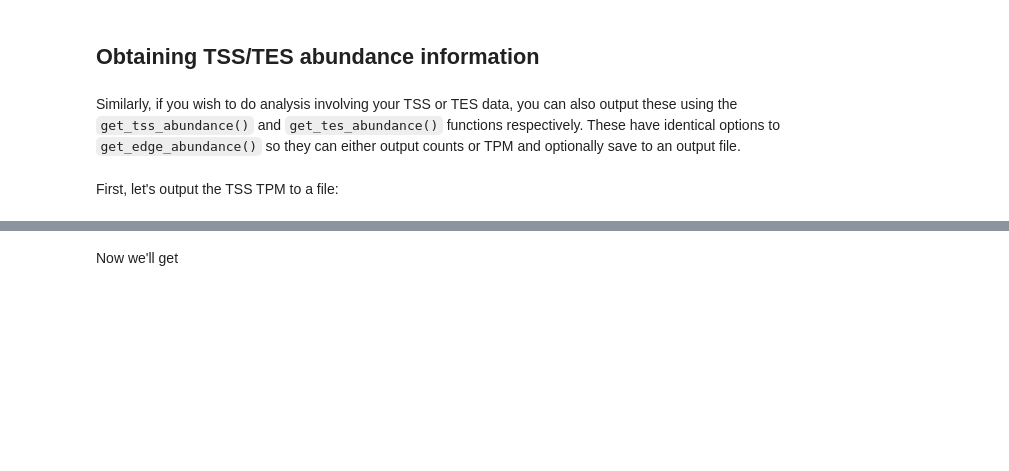
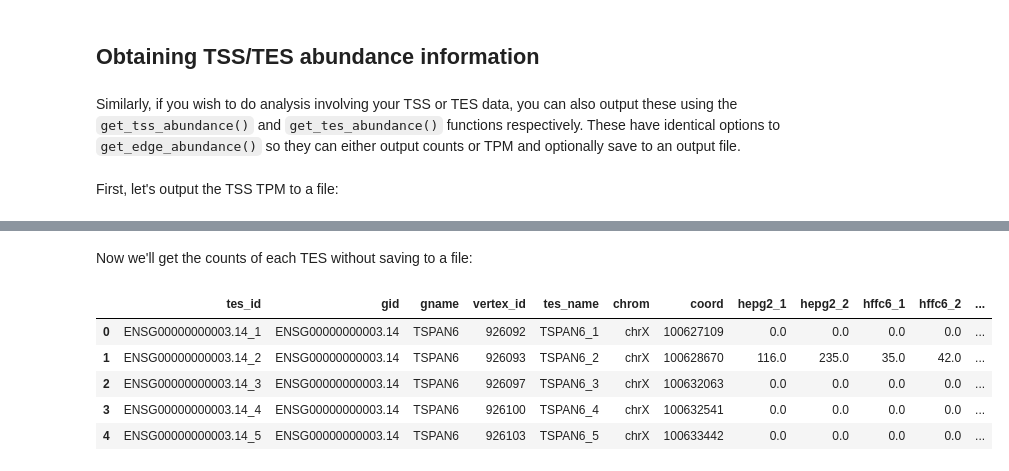
Before and after one commit to mortazavilab/swan_vis, a Jupyter notebook: faqs/utilities.ipynb, the cells around one changed output, grey strips where cells are left out. Cells and saved outputs as stored; diff of their text form; code cells hidden in the pictures; blank space fills up the shorter version.

```diff
--- a/faqs/utilities.ipynb
+++ b/faqs/utilities.ipynb
@@ -189,8 +189,15 @@ df.head()
 | 2 | ENSG00000000003.14_3 | ENSG00000000003.14 | TSPAN6 | 926114 | TSPAN6_3 | chrX | 100636793 | 0.00000 | 0.000000 | 0.000000 | 0.000000 | ... |
 | 3 | ENSG00000000003.14_4 | ENSG00000000003.14 | TSPAN6 | 926117 | TSPAN6_4 | chrX | 100639945 | 0.00000 | 0.000000 | 0.000000 | 0.000000 | ... |
 | 4 | ENSG00000000005.5_1 | ENSG00000000005.5 | TNMD | 926077 | TNMD_1 | chrX | 100585066 | 0.00000 | 0.000000 | 0.000000 | 0.000000 | ... |
-# %% [markdown]
-Now we'll get
+# %% [markdown]
+Now we'll get the counts of each TES without saving to a file:
 # %%
-df = sg.get_tss_abundance(kind='counts', prefix='test')
+df = sg.get_tes_abundance(kind='counts')
 df.head()
+# %% [output]
+|  | tes_id | gid | gname | vertex_id | tes_name | chrom | coord | hepg2_1 | hepg2_2 | hffc6_1 | hffc6_2 | ... |
+| 0 | ENSG00000000003.14_1 | ENSG00000000003.14 | TSPAN6 | 926092 | TSPAN6_1 | chrX | 100627109 | 0.0 | 0.0 | 0.0 | 0.0 | ... |
+| 1 | ENSG00000000003.14_2 | ENSG00000000003.14 | TSPAN6 | 926093 | TSPAN6_2 | chrX | 100628670 | 116.0 | 235.0 | 35.0 | 42.0 | ... |
+| 2 | ENSG00000000003.14_3 | ENSG00000000003.14 | TSPAN6 | 926097 | TSPAN6_3 | chrX | 100632063 | 0.0 | 0.0 | 0.0 | 0.0 | ... |
+| 3 | ENSG00000000003.14_4 | ENSG00000000003.14 | TSPAN6 | 926100 | TSPAN6_4 | chrX | 100632541 | 0.0 | 0.0 | 0.0 | 0.0 | ... |
+| 4 | ENSG00000000003.14_5 | ENSG00000000003.14 | TSPAN6 | 926103 | TSPAN6_5 | chrX | 100633442 | 0.0 | 0.0 | 0.0 | 0.0 | ... |
```
Also changed, not shown: 6 other files.
